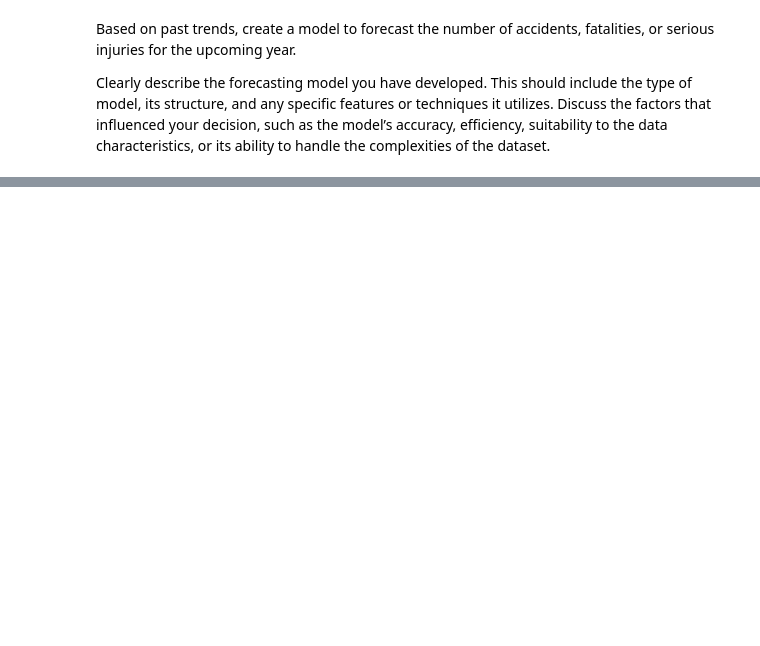
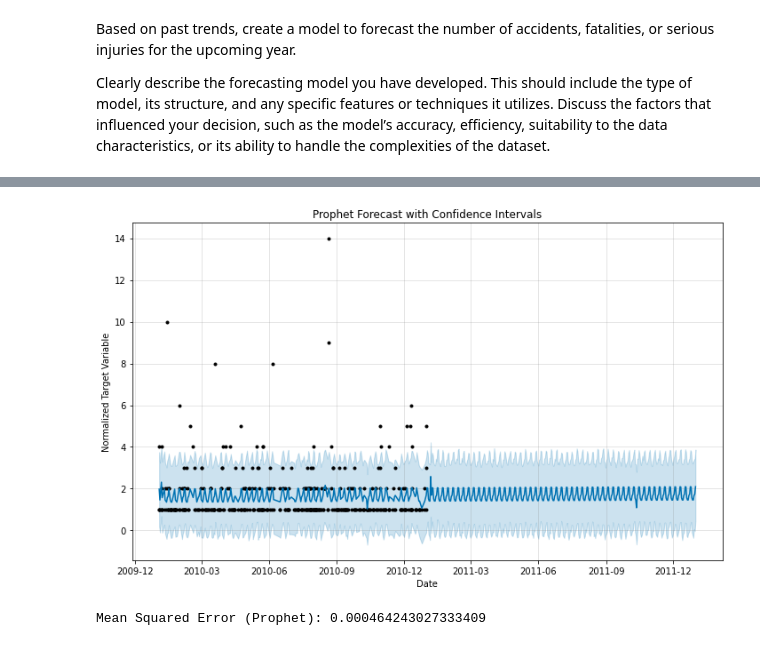
Before and after one commit to MarcLlopart/Traffic-Accident-Analysis, a Jupyter notebook: EDA.ipynb, the cells around one changed output, grey strips where cells are left out. Saved outputs shown, nothing was run; the diff lists cells and outputs as text; code cells hidden in the pictures; blank space fills up the shorter version.

Commit message:
First models

```diff
--- a/EDA.ipynb
+++ b/EDA.ipynb
@@ -708,0 +798,51 @@ TypeError: 'type' object is not subscriptable
+# %%
+from prophet import Prophet
+
+# Assuming 'df' is your DataFrame with the relevant columns
+df_prophet = forecast_data[['Date ', 'Fatalties', 'Serious Injuries ', 'Light Injuries ', 'Total Victims ']].copy()
+df_prophet.columns = ['ds', 'fatalities', 'serious_injuries', 'light_injuries', 'y']
+
+
+# Normalize the target variable 'y'
+max_y = df_prophet['y'].max()
+df_prophet['y_normalized'] = df_prophet['y'] / max_y
+
+holidays_df = pd.DataFrame({
+    'holiday': '2020_covid_effect',
+    'ds': df_prophet[df_prophet['ds'].dt.year == 2020]['ds'],
+    'lower_window': 0,
+    'upper_window': 1,
+    'weight': 0.5  # Adjust the weight as needed
+})
+ # Adjust the weight as needed
+
+df_prophet['ds'].sort_values(ascending=True)
+# Split the data into a training set and a test set
+train_size = int(len(df_prophet) * 0.8)
+train, test = df_prophet[:365], df_prophet[len(df_prophet)-365:]
+
+# Instantiate Prophet model
+model_prophet = Prophet(holidays=holidays_df)
+model_prophet.add_country_holidays(country_name='ES')
+
+# Fit the model on the training set with weights
+model_prophet.fit(train)
+
+# Create a future DataFrame for predictions (including both training and test periods)
+future = model_prophet.make_future_dataframe(periods=365)
+# Generate forecast
+forecast = model_prophet.predict(future)
+
+# Plot the forecast with confidence intervals
+fig = model_prophet.plot(forecast, xlabel='Date', ylabel='Normalized Target Variable', figsize=(10, 6))
+plt.title('Prophet Forecast with Confidence Intervals')
+
+# Display the plot
+plt.show()
+
+# Performance metric on the test set
+y_true = test['y_normalized']
+y_pred = forecast['yhat'][-len(test):] / max_y  # Extract the forecast for the test set and denormalize
+mse_prophet = mean_squared_error(y_true, y_pred)
+print(f'Mean Squared Error (Prophet): {mse_prophet}')
+# %% [output]
@@ -708,0 +851,2 @@ TypeError: 'type' object is not subscriptable
+[figure, added]
+Mean Squared Error (Prophet): 0.000464243027333409
```
Also changed, not shown: parts of 14 cells of this notebook.
